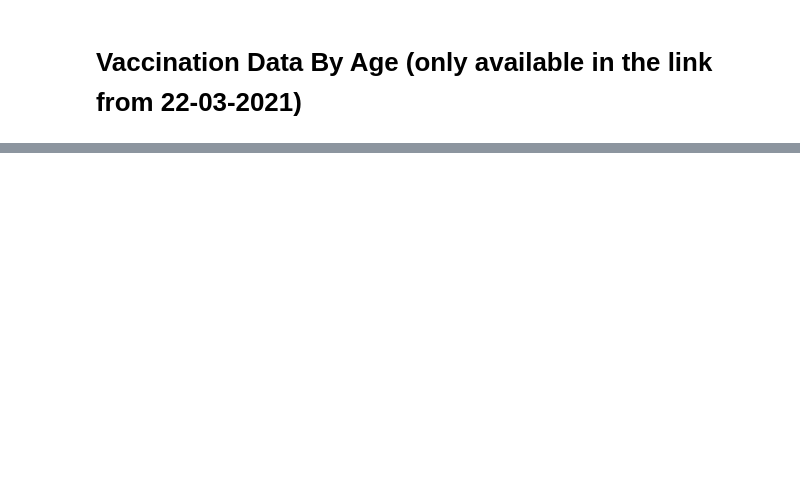
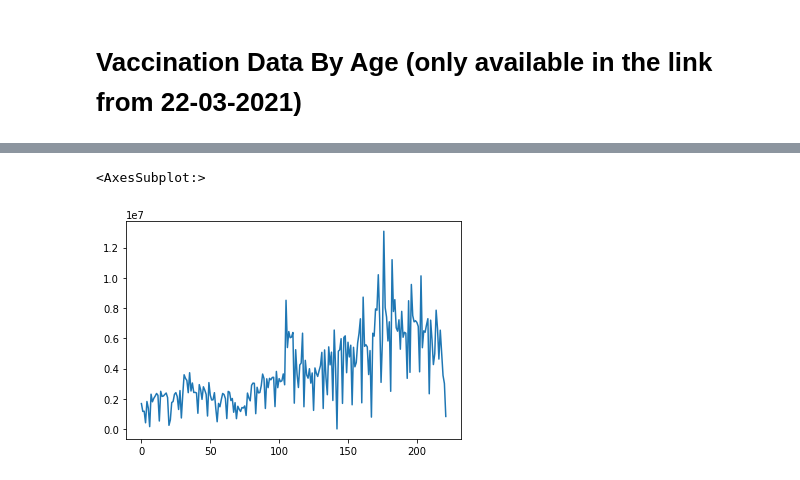
Before and after one commit to DenyAchenkunju/Vaccination_Date_Predictor, a Jupyter notebook: web_scraping_part_1 (3).ipynb, the cells around one changed output, grey strips where cells are left out. Cells and saved outputs as stored; diff of their text form; code cells hidden in the pictures; blank space fills up the shorter version.

```diff
--- a/web_scraping_part_1 (3).ipynb
+++ b/web_scraping_part_1 (3).ipynb
@@ -429,0 +441,5 @@ vaccination_by_age.to_csv('vaccination_by_age.csv')
+# %%
+vaccine_dataframe['today'].plot()
+# %% [output]
+<AxesSubplot:>
+[figure, added]
```
Also changed, not shown: parts of 49 cells of this notebook, 3 other files.
